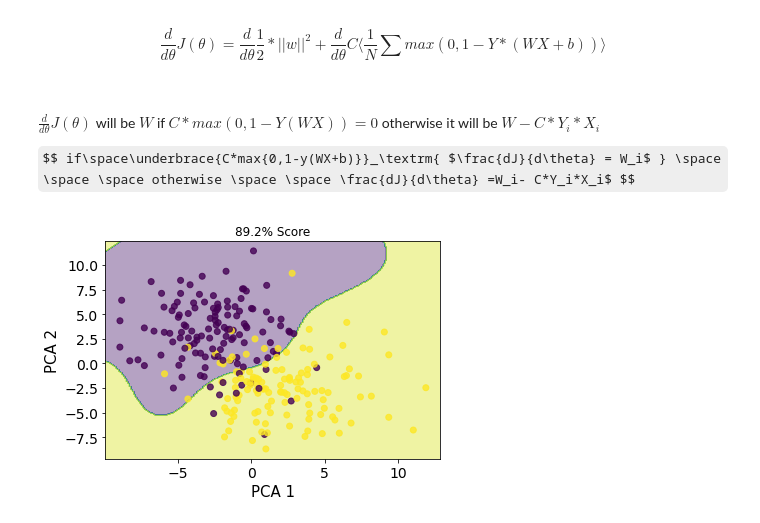
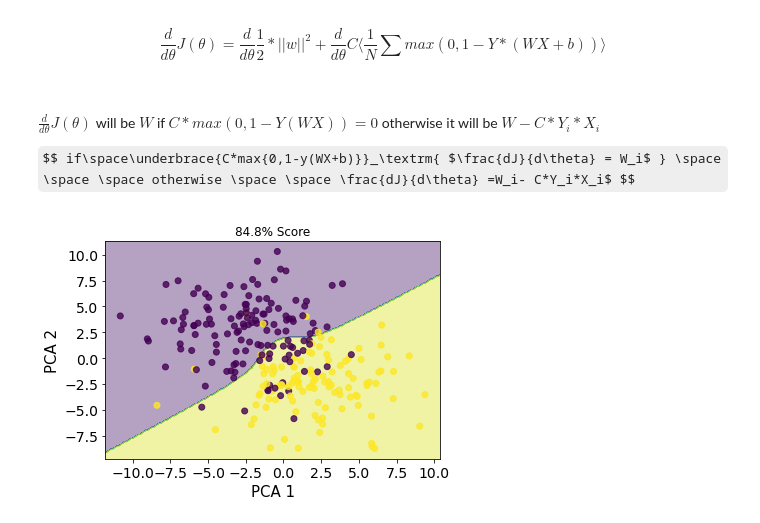
Before and after one commit to mohitnagarkotibca/ML-algorithms-from-scratch, a Jupyter notebook: 4_SupportVectorMachine.ipynb, the cells around one changed output. Saved outputs shown, nothing was run; the diff lists cells and outputs as text; code cells hidden in the pictures; some formulas as TeX source.

```diff
--- a/4_SupportVectorMachine.ipynb
+++ b/4_SupportVectorMachine.ipynb
@@ -210,14 +248,14 @@ def plot_the_line(df_x,df_y,svm):
 # %%
 from sklearn.svm import SVC
 C=50
 lr= 0.01
 num_iters=1000
 print_=False
 
-svc= SVC(C=C)
-svc.fit(train_x,train_y)
+svc= SVC(C=C,kernel='poly')
+svc.fit(train_x,train_y,)
 answer2=svc.predict(val_x)
 plt.title(str(accuracy_score(answer2,val_y)*100)+'% Score')
 plot_the_line(val_x,val_y,svc)
 # %% [output]
-[figure, old version]
+[figure, new version]
```
Also changed, not shown: parts of 19 cells of this notebook, 1 other file.
